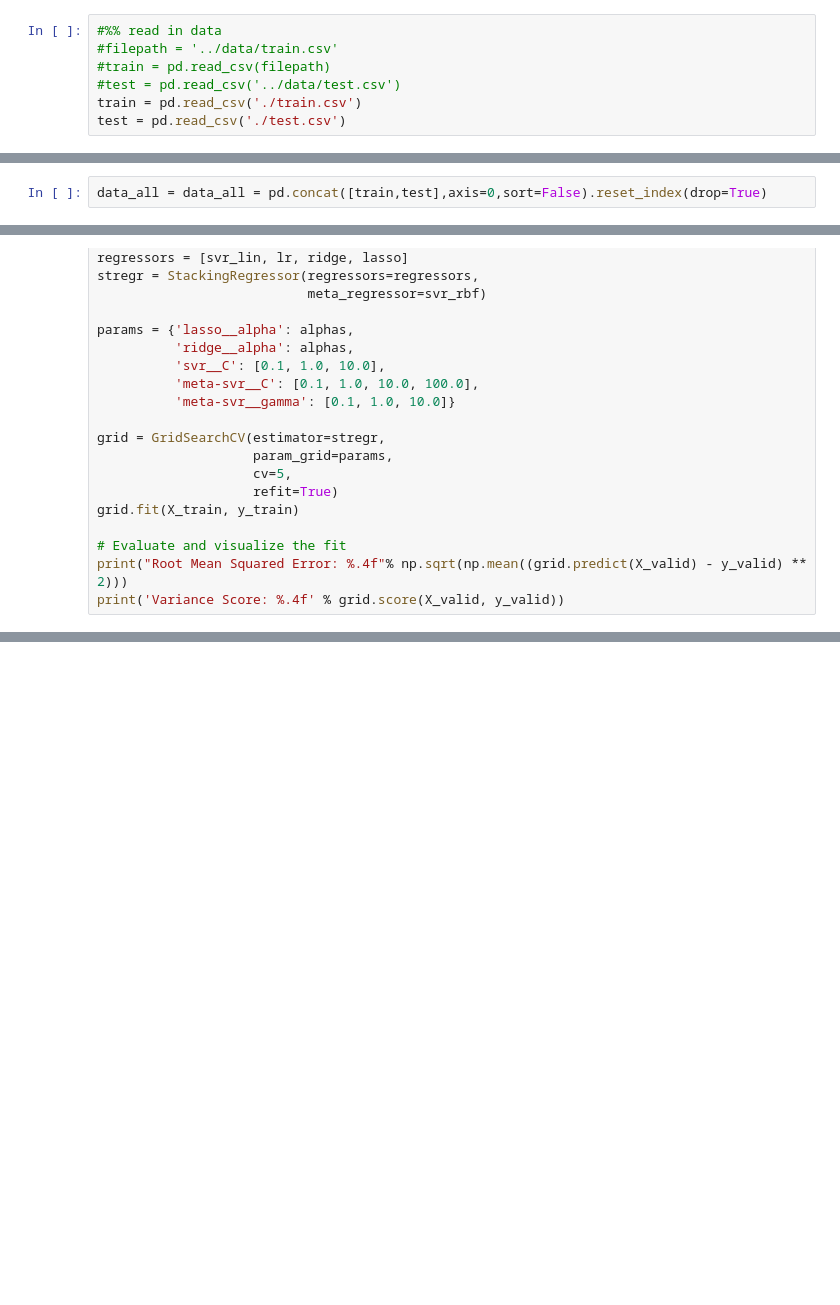
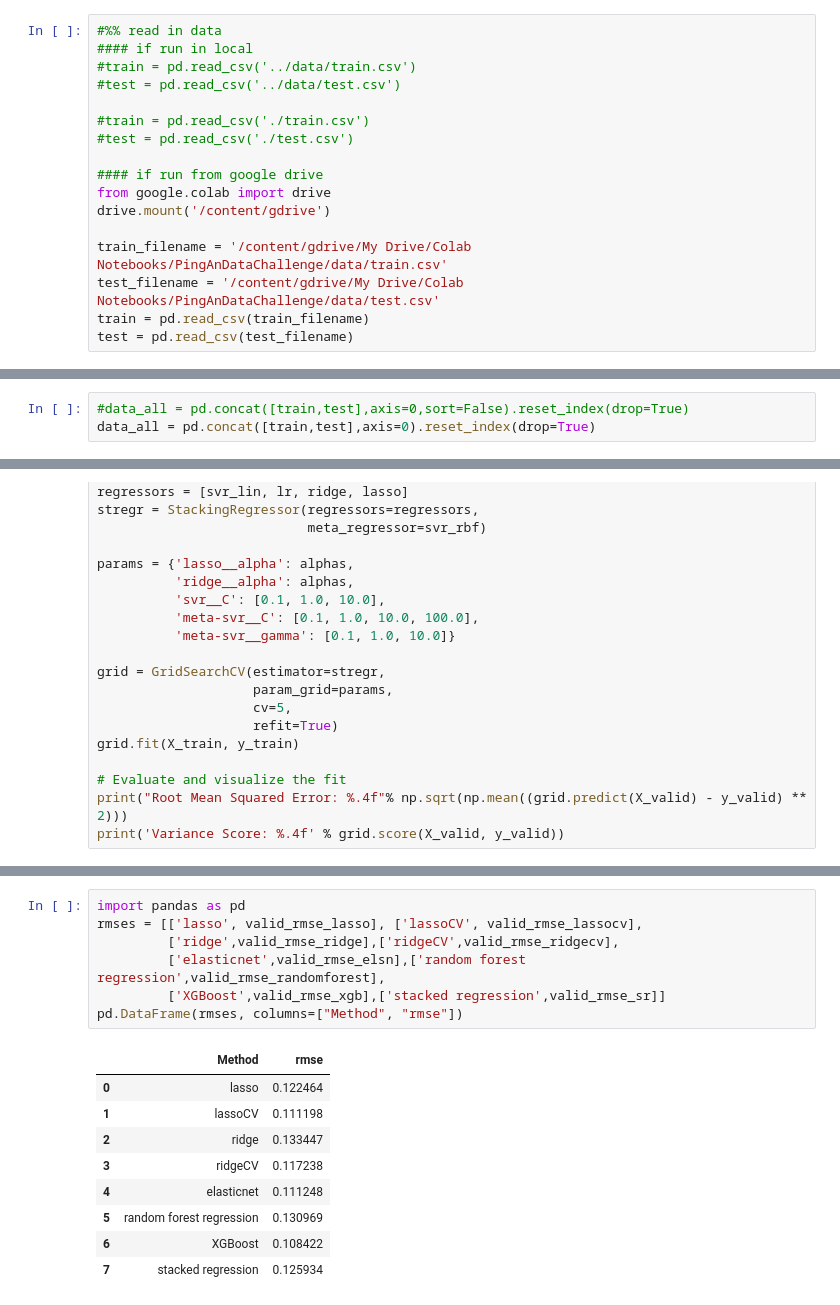
Before and after one commit to yuminliu/KaggleHousePrices, a Jupyter notebook: HousePrice.ipynb, the cells around one changed output, grey strips where cells are left out. Cells and saved outputs as stored; diff of their text form; blank space fills up the shorter version.

```diff
--- a/HousePrice.ipynb
+++ b/HousePrice.ipynb
@@ -13,8 +13,18 @@ import copy
 read in data
 # %%
 #%% read in data
-#filepath = '../data/train.csv'
-#train = pd.read_csv(filepath)
+#### if run in local
+#train = pd.read_csv('../data/train.csv')
 #test = pd.read_csv('../data/test.csv')
-train = pd.read_csv('./train.csv')
-test = pd.read_csv('./test.csv')
+
+#train = pd.read_csv('./train.csv')
+#test = pd.read_csv('./test.csv')
+
+#### if run from google drive
+from google.colab import drive
+drive.mount('/content/gdrive')
+
+train_filename = '/content/gdrive/My Drive/Colab Notebooks/PingAnDataChallenge/data/train.csv'
+test_filename = '/content/gdrive/My Drive/Colab Notebooks/PingAnDataChallenge/data/test.csv'
+train = pd.read_csv(train_filename)
+test = pd.read_csv(test_filename)
@@ -145,7 +161,8 @@ train['SalePrice'] = np.log1p(train['SalePrice'])
 # %% [markdown]
 concatenate training and testing data to to further preprocessing together
 # %%
-data_all = data_all = pd.concat([train,test],axis=0,sort=False).reset_index(drop=True)
+#data_all = pd.concat([train,test],axis=0,sort=False).reset_index(drop=True)
+data_all = pd.concat([train,test],axis=0).reset_index(drop=True)
 # %% [markdown]
 encode categorical data whose order may contain information
 # %%
@@ -378,0 +455,17 @@ print('Variance Score: %.4f' % grid.score(X_valid, y_valid))
+# %%
+import pandas as pd
+rmses = [['lasso', valid_rmse_lasso], ['lassoCV', valid_rmse_lassocv],
+         ['ridge',valid_rmse_ridge],['ridgeCV',valid_rmse_ridgecv],
+         ['elasticnet',valid_rmse_elsn],['random forest regression',valid_rmse_randomforest],
+         ['XGBoost',valid_rmse_xgb],['stacked regression',valid_rmse_sr]]
+pd.DataFrame(rmses, columns=["Method", "rmse"])
+# %% [output]
+|  | Method | rmse |
+| 0 | lasso | 0.122464 |
+| 1 | lassoCV | 0.111198 |
+| 2 | ridge | 0.133447 |
+| 3 | ridgeCV | 0.117238 |
+| 4 | elasticnet | 0.111248 |
+| 5 | random forest regression | 0.130969 |
+| 6 | XGBoost | 0.108422 |
+| 7 | stacked regression | 0.125934 |
```
Also changed, not shown: parts of 16 cells of this notebook.
